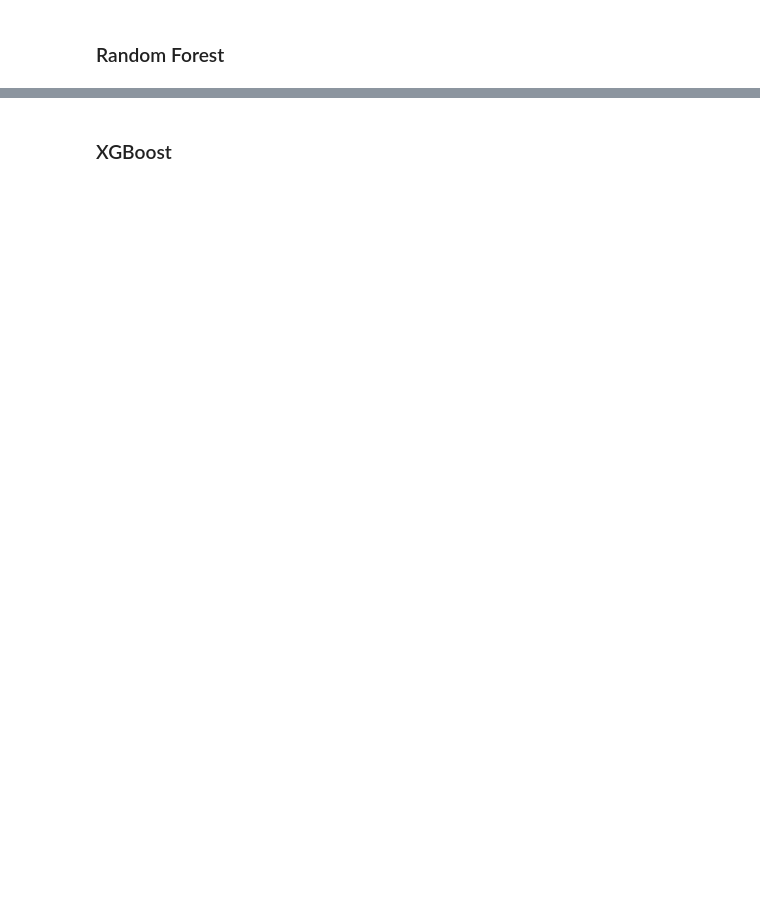
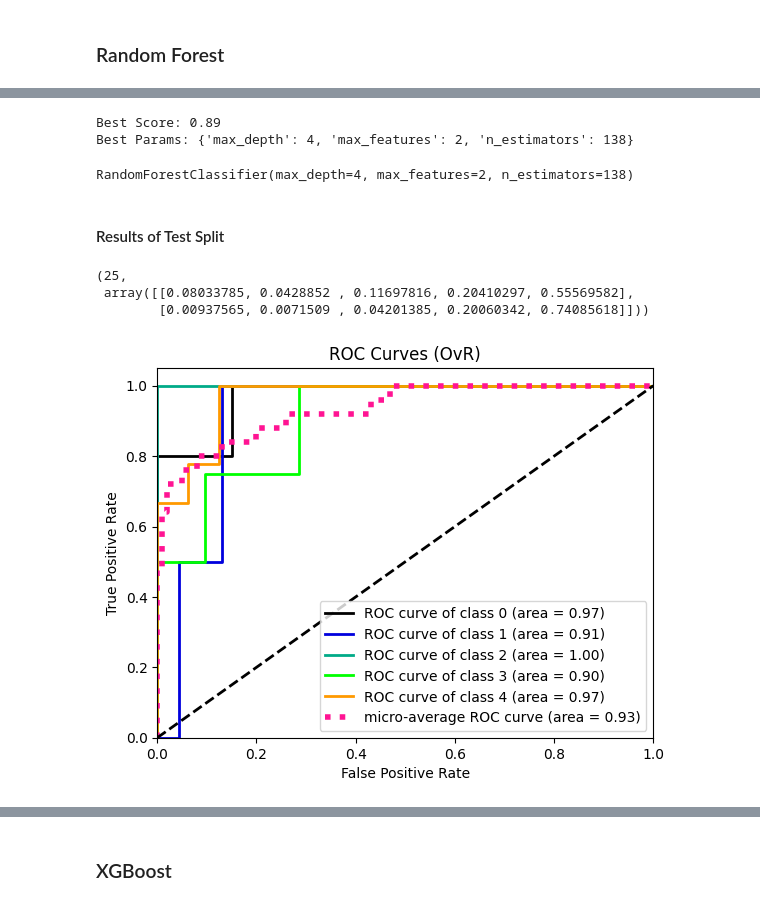
Before and after one commit to kevinmaiden7/ML_Health_Lifestyle, a Jupyter notebook: classification.ipynb, the cells around one changed output, grey strips where cells are left out. Cells and saved outputs as stored; diff of their text form; code cells hidden in the pictures; blank space fills up the shorter version.

```diff
--- a/classification.ipynb
+++ b/classification.ipynb
@@ -95,0 +137,24 @@ StratifiedShuffleSplit(n_splits=5, random_state=26, test_size=0.1,
+# %%
+report_best_score(random_search_rf)
+# %% [output]
+Best Score: 0.89
+Best Params: {'max_depth': 4, 'max_features': 2, 'n_estimators': 138}
+# %%
+best_rf_model = random_search_rf.best_estimator_
+best_rf_model
+# %% [output]
+RandomForestClassifier(max_depth=4, max_features=2, n_estimators=138)
+# %% [markdown]
+#### Results of Test Split
+# %%
+Y_test_predicted_proba_rf = best_rf_model.predict_proba(X_test)
+len(Y_test_predicted_proba_rf), Y_test_predicted_proba_rf[:2]
+# %% [output]
+(25,
+ array([[0.08033785, 0.0428852 , 0.11697816, 0.20410297, 0.55569582],
+        [0.00937565, 0.0071509 , 0.04201385, 0.20060342, 0.74085618]]))
+# %%
+skplt.metrics.plot_roc_curve(Y_test, Y_test_predicted_proba_rf, title="ROC Curves (OvR)", curves=('micro', 'each_class')) # AUC-ROC OvR Approach
+plt.show()
+# %% [output]
+[figure, added]
```
Also changed, not shown: parts of 22 cells of this notebook.
